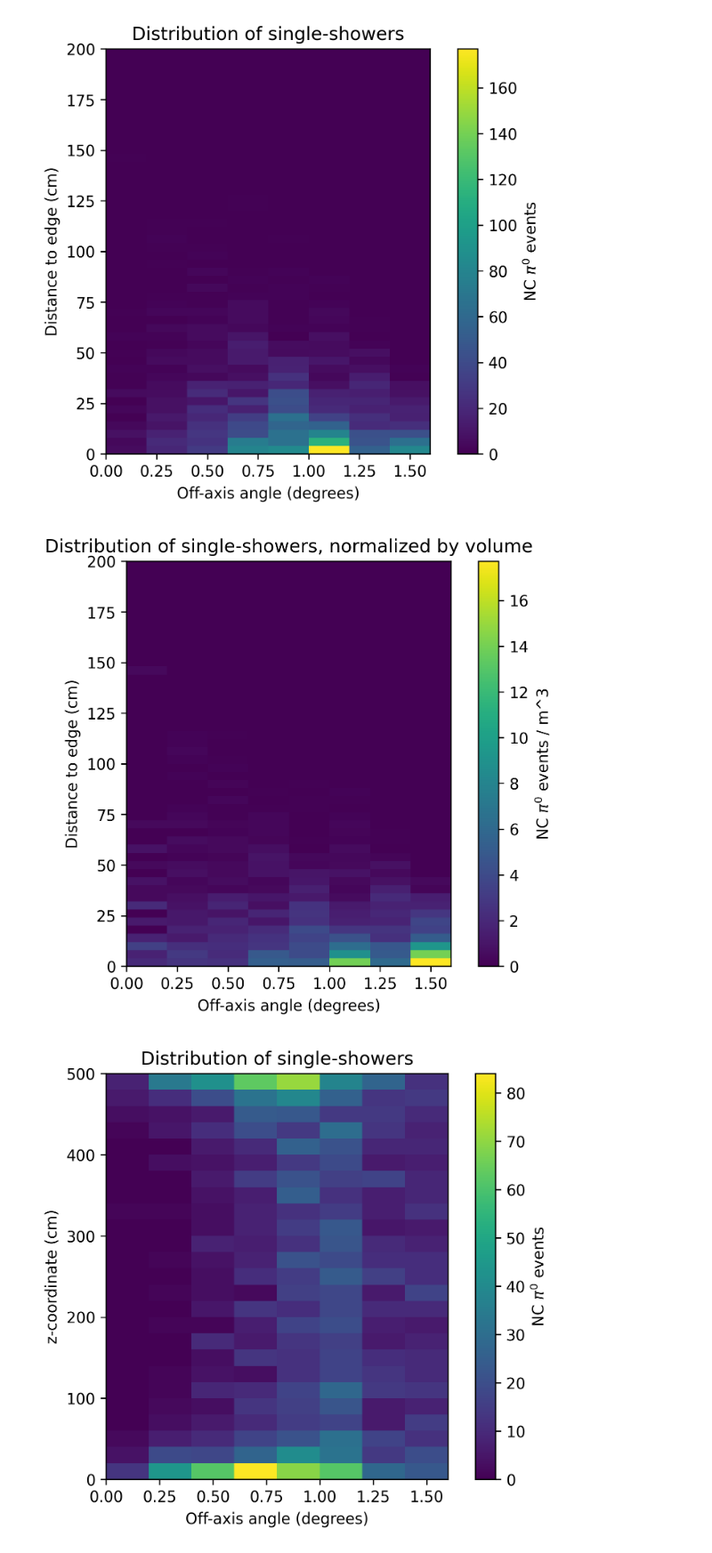
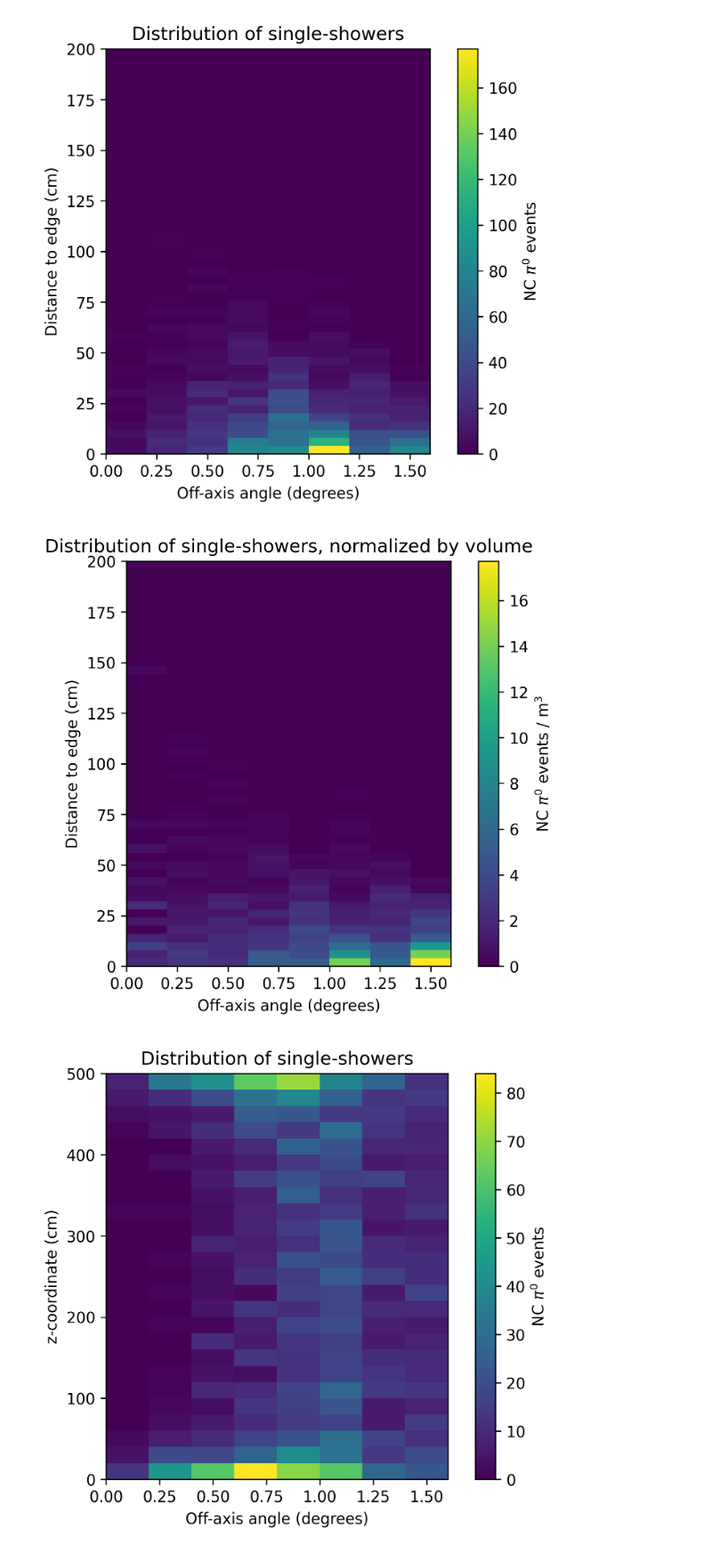
Before and after one commit to BMDragon/SBND_PRISM_Pi0_Study, a Jupyter notebook: distancePlots.ipynb, the cells around one changed output. Shown at 89% size. Drawn from its saved outputs; the diff is of its cells as text; code cells hidden in the pictures.

```diff
--- a/distancePlots.ipynb
+++ b/distancePlots.ipynb
@@ -160,21 +160,21 @@ plt.show()
 # %%
 distAngHeatmap = np.zeros((len(distBins[:-1]), len(nbinsTPC[:-1])))
 for idx, row in df[df['is_NC'] & df['single_shower']].iterrows():
     for k in range(len(row['shower_dist_to_edge'])):
         angDex = np.digitize(row['shower_angle_exact'][k], nbinsTPC[:-1]) - 1
         distDex = np.digitize(row['shower_dist_to_edge'][k], distBins[:-1]) - 1
         distAngHeatmap[distDex, angDex] += 1/norm_vols[angDex]
 
 plt.figure(dpi=300)
 plt.imshow(distAngHeatmap, cmap='viridis', extent=[nbinsTPC[0], nbinsTPC[-1], distBins[-1], distBins[0]], aspect=.01)
 plt.xlabel("Off-axis angle (degrees)")
 plt.ylabel("Distance to edge (cm)")
-plt.colorbar(label="NC $\pi^0$ events / m^3")
+plt.colorbar(label="NC $\pi^0$ events / m$^3$")
 plt.gca().invert_yaxis()
 plt.title("Distribution of single-showers, normalized by volume")
 plt.show()
 # %% [output]
-[figure, old version]
+[figure, new version]
 # %%
 zAngHeatmap = np.zeros((len(zBins[:-1]), len(nbinsTPC[:-1])))
 for idx, row in df[df['is_NC'] & df['single_shower']].iterrows():
```
Also changed, not shown: parts of 5 cells of this notebook.
